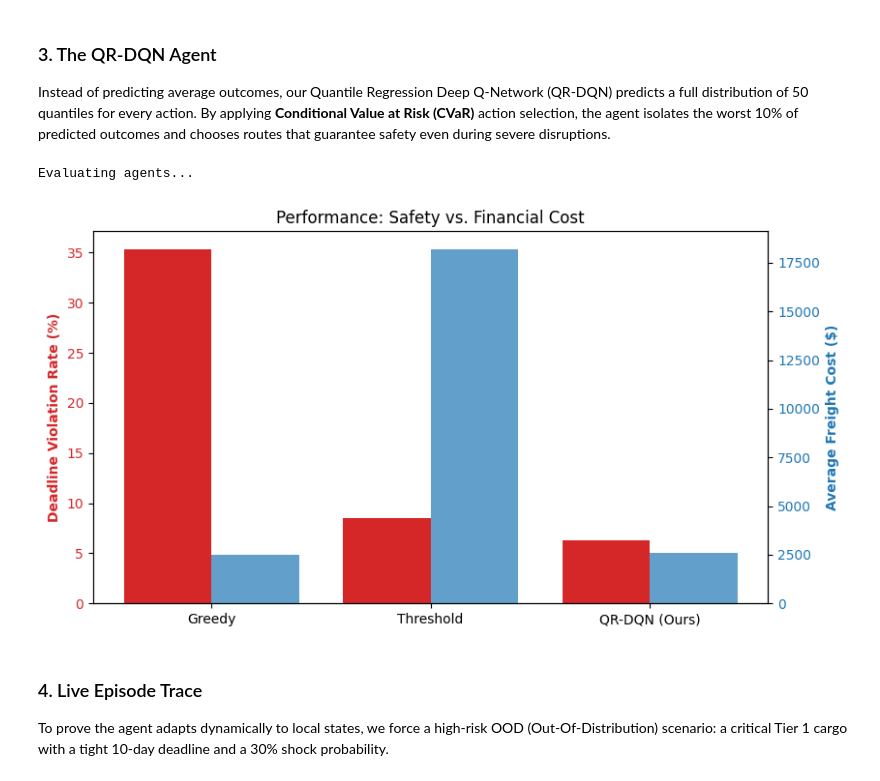
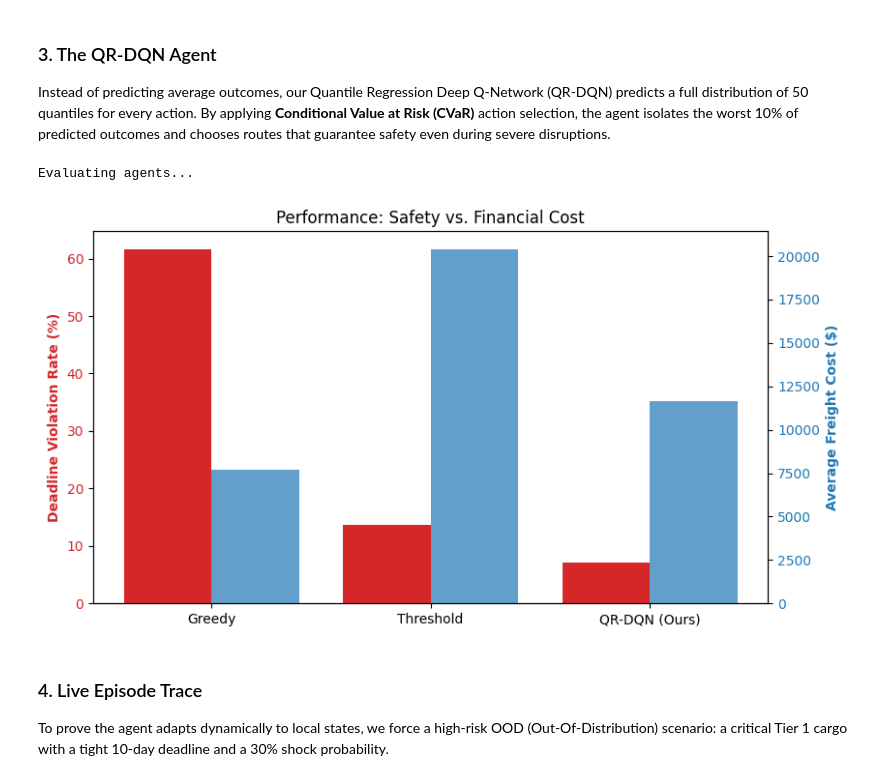
Before and after one commit to WafeeqAthaaullah/humanitarian-rl-routing, a Jupyter notebook: project_demonstration.ipynb, the cells around one changed output. Saved outputs shown, nothing was run; the diff lists cells and outputs as text; code cells hidden in the pictures.

```diff
--- a/project_demonstration.ipynb
+++ b/project_demonstration.ipynb
@@ -31,40 +31,46 @@ greedy = GreedyCheapestAgent(env)
 threshold = StaticThresholdAgent(env, urgency_threshold=12.0)
 
 # Load the highly-trained agent
 rl_agent = QRDQNAgent()
-rl_agent.network.load_state_dict(torch.load("results/checkpoints/qr_dqn_model.pth", weights_only=True))
+checkpoint = torch.load(
+    "results/checkpoints/qr_dqn_model.pth",
+    map_location=rl_agent.device,
+    weights_only=True,
+)
+rl_agent.network.load_state_dict(checkpoint.get("model_state_dict", checkpoint))
 rl_agent.network.eval()
 
 # Run evaluation (fast-forwarding 500 episodes for demonstration)
 print("Evaluating agents...")
-v_greedy, c_greedy = evaluate_agent(greedy, env, "heuristic", episodes=500)
-v_thresh, c_thresh = evaluate_agent(threshold, env, "heuristic", episodes=500)
-v_rl, c_rl = evaluate_agent(rl_agent, env, "rl", episodes=500)
+greedy_metrics = evaluate_agent(greedy, env, "heuristic", episodes=500, seed=0)
+threshold_metrics = evaluate_agent(threshold, env, "heuristic", episodes=500, seed=0)
+rl_metrics = evaluate_agent(rl_agent, env, "rl", episodes=500, seed=0)
 
 # Plot inline
 labels = ['Greedy', 'Threshold', 'QR-DQN (Ours)']
-violations = [v_greedy, v_thresh, v_rl]
-costs = [c_greedy, c_thresh, c_rl]
+metrics = [greedy_metrics, threshold_metrics, rl_metrics]
+violations = [item["violation_rate"] for item in metrics]
+costs = [item["average_cost"] for item in metrics]
 
 fig, ax1 = plt.subplots(figsize=(9, 5))
 color = 'tab:red'
 ax1.set_ylabel('Deadline Violation Rate (%)', color=color, fontweight='bold')
 ax1.bar([x - 0.2 for x in range(3)], violations, width=0.4, color=color, label='Violation Rate')
 ax1.tick_params(axis='y', labelcolor=color)
 ax1.set_xticks(range(3))
 ax1.set_xticklabels(labels)
 
 ax2 = ax1.twinx()
 color = 'tab:blue'
 ax2.set_ylabel('Average Freight Cost ($)', color=color, fontweight='bold')
 ax2.bar([x + 0.2 for x in range(3)], costs, width=0.4, color=color, alpha=0.7, label='Cost')
 ax2.tick_params(axis='y', labelcolor=color)
 
 plt.title('Performance: Safety vs. Financial Cost')
 plt.show()
 # %% [output]
 Evaluating agents...
-[figure, old version]
+[figure, new version]
 # %% [markdown]
 ### 4. Live Episode Trace
 To prove the agent adapts dynamically to local states, we force a high-risk OOD (Out-Of-Distribution) scenario: a critical Tier 1 cargo with a tight 10-day deadline and a 30% shock probability.
```
Also changed, not shown: parts of 1 cell of this notebook, 1 other file.
